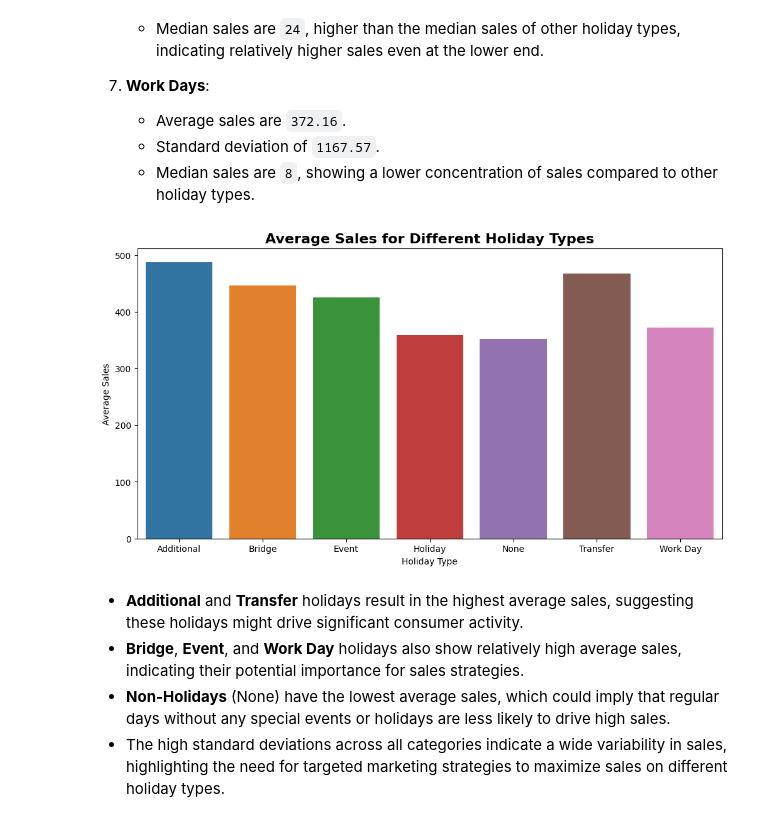
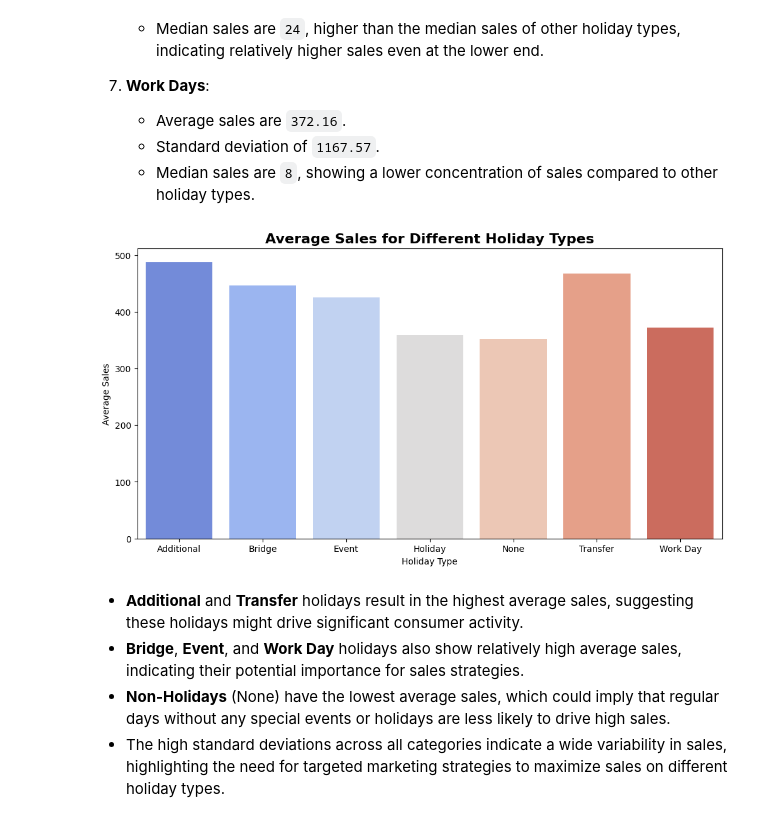
Before and after one commit to GlennRockson/Store_Sales_Predictions, a Jupyter notebook: main.ipynb, the cells around one changed output. Drawn from its saved outputs; the diff is of its cells as text; code cells hidden in the pictures.

```diff
--- a/main.ipynb
+++ b/main.ipynb
@@ -1036,16 +1050,19 @@ sales_summary
 # %%
 # Grouping by holiday type to get the total sales for each type
 sales_by_holiday_type = train_merged.groupby('holiday_type')['sales'].mean().reset_index()
+
+# Define the palette using a Matplotlib colormap
+palette = sns.color_palette("coolwarm", len(sales_by_holiday_type))
 
 # Plotting average sales for different holiday types
 plt.figure(figsize=(12, 6))
 sns.barplot(x='holiday_type', y='sales',data=sales_by_holiday_type, palette=palette)
 plt.title('Average Sales for Different Holiday Types',fontsize=16, weight='bold')
 plt.xlabel('Holiday Type')
 plt.ylabel('Average Sales')
 plt.show()
 # %% [output]
-[figure, old version]
+[figure, new version]
 # %% [markdown]
 - **Additional** and **Transfer** holidays result in the highest average sales, suggesting these holidays might drive significant consumer activity.
 - **Bridge**, **Event**, and **Work Day** holidays also show relatively high average sales, indicating their potential importance for sales strategies.
```
Also changed, not shown: parts of 6 cells of this notebook.
